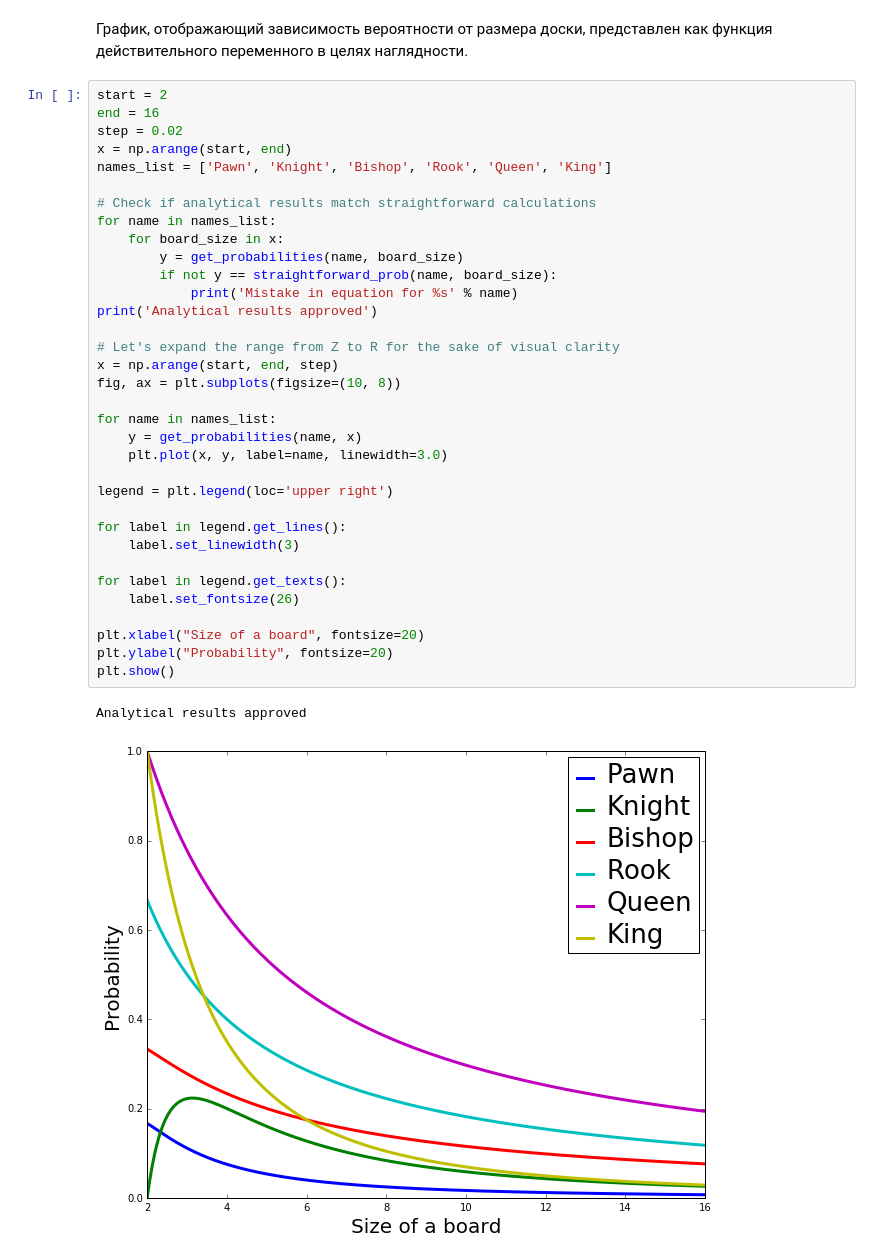
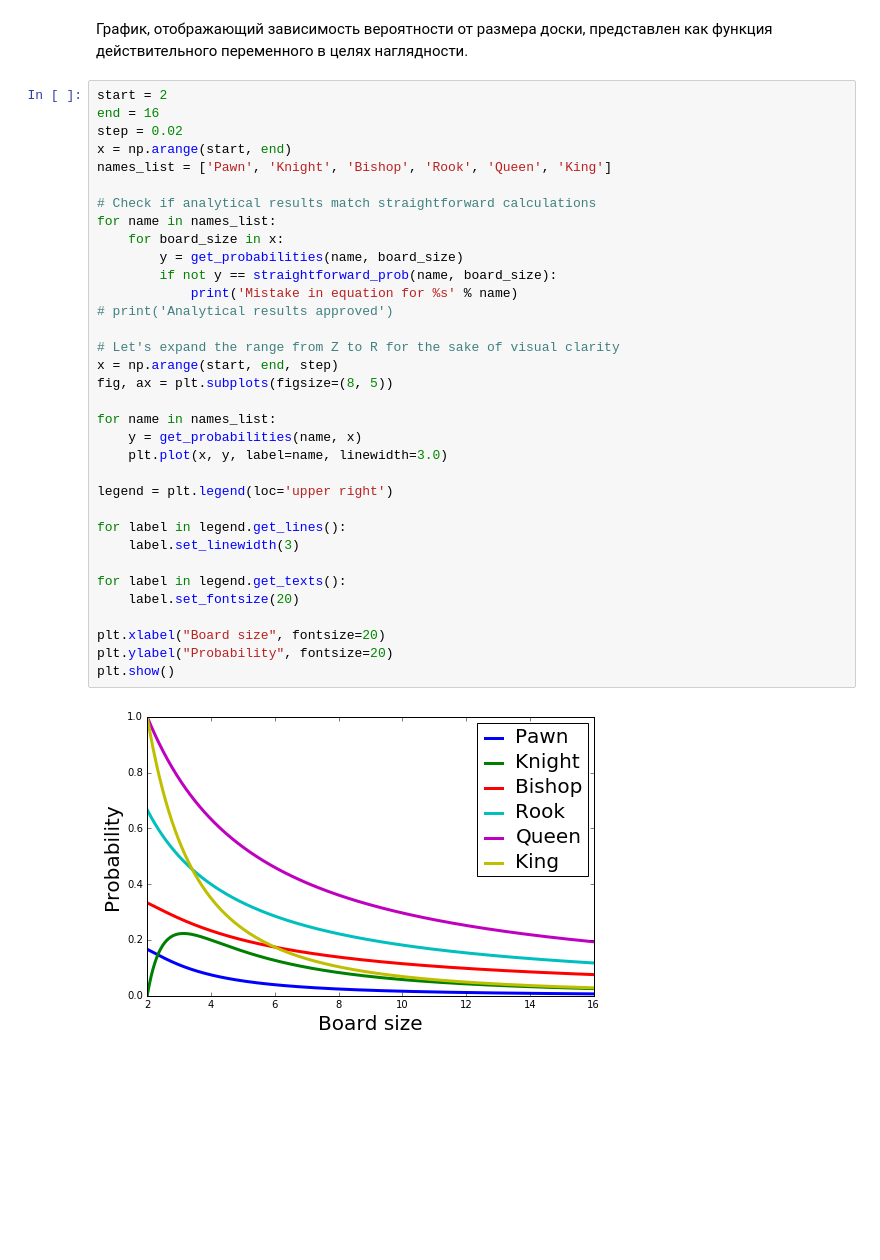
Before and after one commit to esimonov/chess_prob, a Jupyter notebook: 01-Square Boards(RUS).ipynb, the cells around one changed output. Drawn from its saved outputs; the diff is of its cells as text; blank space fills up the shorter version.

```diff
--- a/01-Square Boards(RUS).ipynb
+++ b/01-Square Boards(RUS).ipynb
@@ -406,36 +384,35 @@ def straightforward_prob(piece, board_size):
 start = 2
 end = 16
 step = 0.02
 x = np.arange(start, end)
 names_list = ['Pawn', 'Knight', 'Bishop', 'Rook', 'Queen', 'King']
 
 # Check if analytical results match straightforward calculations
 for name in names_list:
     for board_size in x:
         y = get_probabilities(name, board_size)
         if not y == straightforward_prob(name, board_size):
             print('Mistake in equation for %s' % name)
-print('Analytical results approved')
+# print('Analytical results approved')
 
 # Let's expand the range from Z to R for the sake of visual clarity
 x = np.arange(start, end, step)
-fig, ax = plt.subplots(figsize=(10, 8))
+fig, ax = plt.subplots(figsize=(8, 5))
 
 for name in names_list:
     y = get_probabilities(name, x)
     plt.plot(x, y, label=name, linewidth=3.0)
 
 legend = plt.legend(loc='upper right')
 
 for label in legend.get_lines():
     label.set_linewidth(3)
 
 for label in legend.get_texts():
-    label.set_fontsize(26)
+    label.set_fontsize(20)
 
-plt.xlabel("Size of a board", fontsize=20)
+plt.xlabel("Board size", fontsize=20)
 plt.ylabel("Probability", fontsize=20)
 plt.show()
 # %% [output]
-Analytical results approved
-[figure, old version]
+[figure, new version]
```
Also changed, not shown: parts of 38 cells of this notebook.
